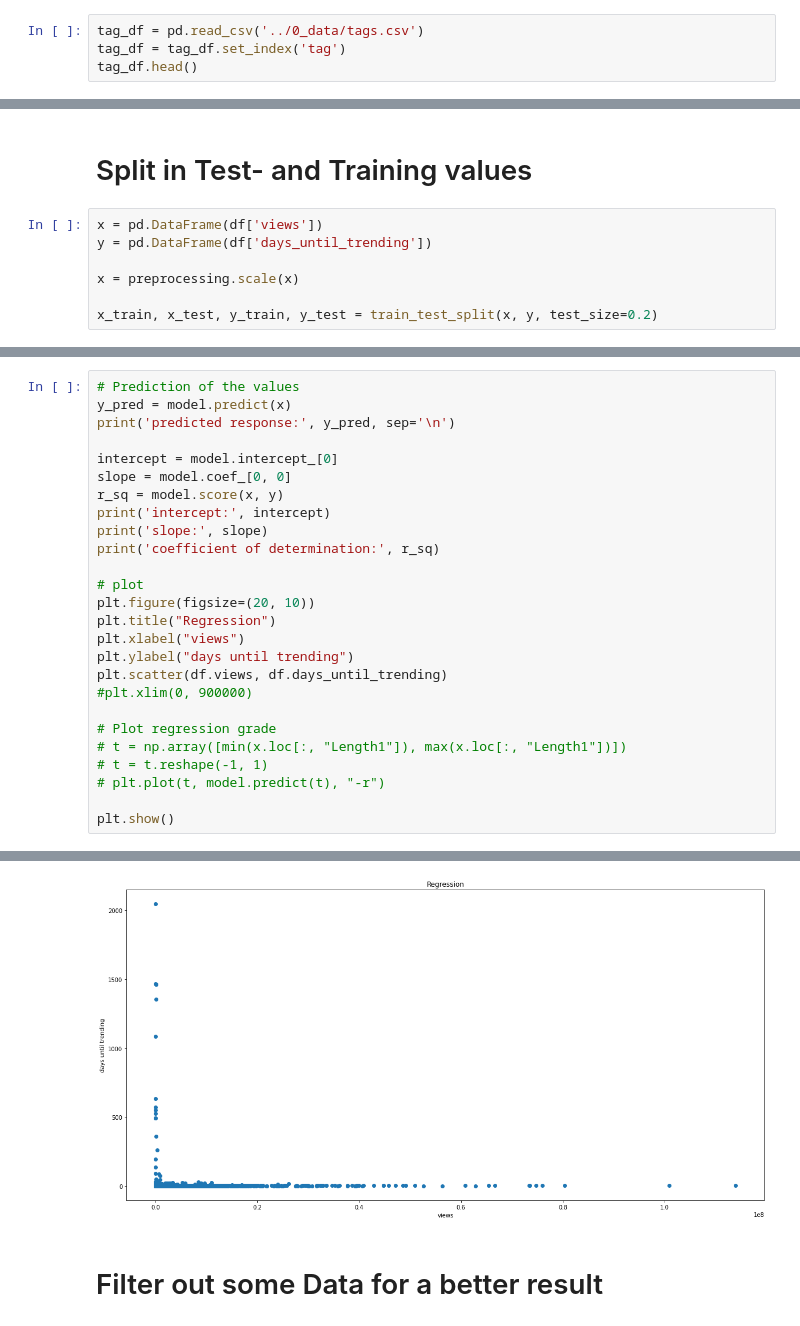
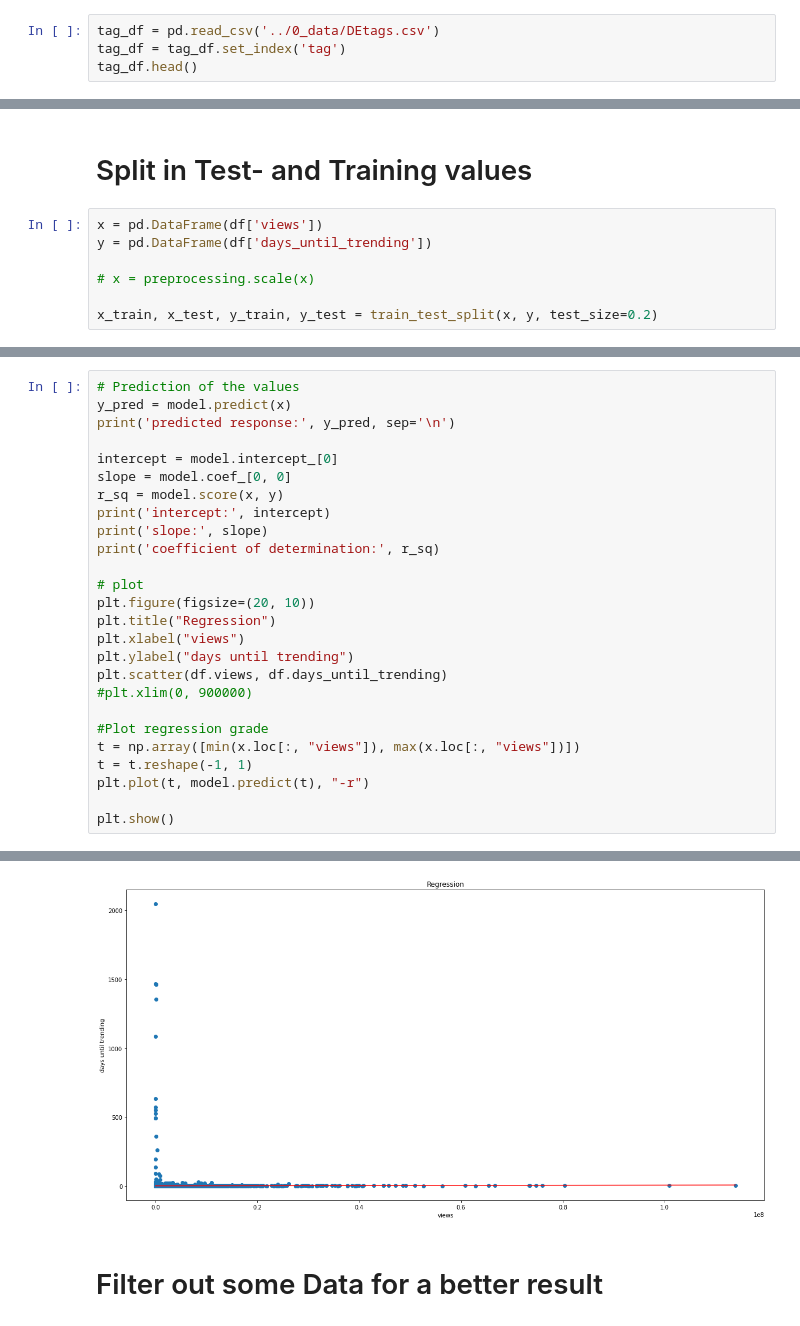
Before and after one commit to StephanHagge/data-mining, a Jupyter notebook: 4_modeling/linear_regression.ipynb, the cells around one changed output, grey strips where cells are left out. Saved outputs shown, nothing was run; the diff lists cells and outputs as text.

Commit message:
fixed linear_regression model

```diff
--- a/4_modeling/linear_regression.ipynb
+++ b/4_modeling/linear_regression.ipynb
@@ -35,7 +36,7 @@ df.head()
 # %% [markdown]
 # Input of tag factor
 # %%
-tag_df = pd.read_csv('../0_data/tags.csv')
+tag_df = pd.read_csv('../0_data/DEtags.csv')
 tag_df = tag_df.set_index('tag')
 tag_df.head()
 # %% [output]
@@ -102,7 +101,7 @@ dtype: object
 x = pd.DataFrame(df['views'])
 y = pd.DataFrame(df['days_until_trending'])
 
-x = preprocessing.scale(x)
+# x = preprocessing.scale(x)
 
 x_train, x_test, y_train, y_test = train_test_split(x, y, test_size=0.2)
 # %%
@@ -132,10 +131,10 @@ plt.ylabel("days until trending")
 plt.scatter(df.views, df.days_until_trending)
 #plt.xlim(0, 900000)
 
-# Plot regression grade
-# t = np.array([min(x.loc[:, "Length1"]), max(x.loc[:, "Length1"])])
-# t = t.reshape(-1, 1)
-# plt.plot(t, model.predict(t), "-r")
+#Plot regression grade
+t = np.array([min(x.loc[:, "views"]), max(x.loc[:, "views"])])
+t = t.reshape(-1, 1)
+plt.plot(t, model.predict(t), "-r")
 
 plt.show()
 # %% [output]
@@ -153,4 +152,4 @@ coefficient of determination: 3.112149653672347e-05
-[figure, old version]
+[figure, new version]
 # %% [markdown]
 # Filter out some Data for a better result
 # %%
```
Also changed, not shown: parts of 7 cells of this notebook.
